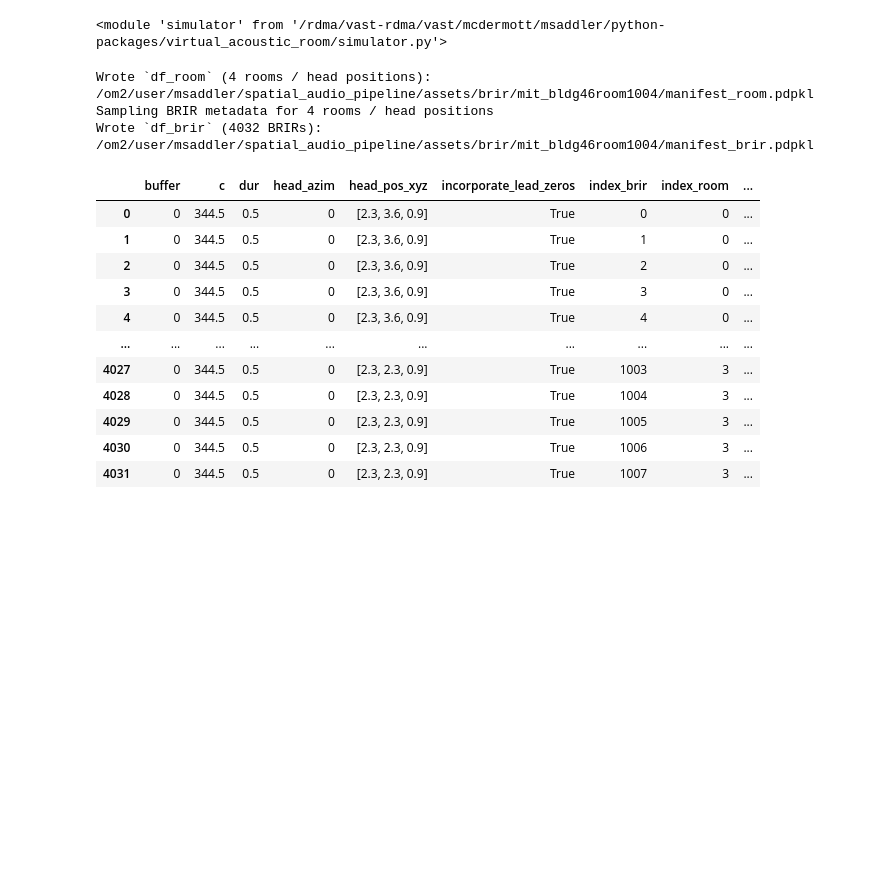
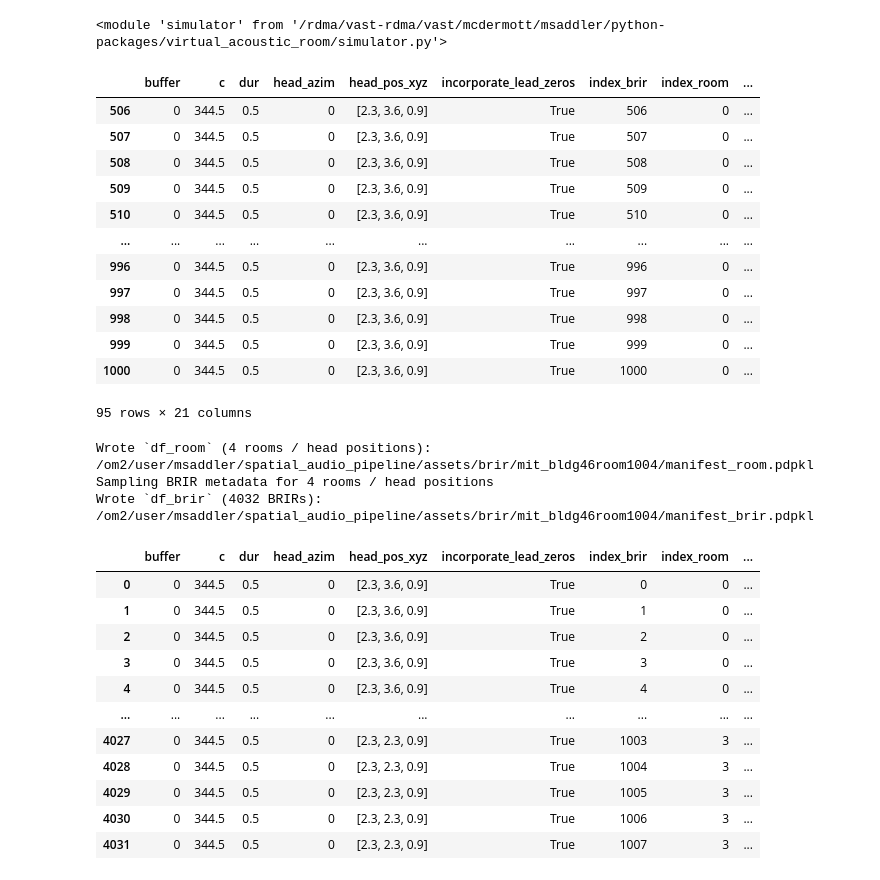
Before and after one commit to msaddler/virtual_acoustic_room, a Jupyter notebook: notebook_scratch.ipynb, the cells around one changed output. Saved outputs shown, nothing was run; the diff lists cells and outputs as text; code cells hidden in the pictures; blank space fills up the shorter version.

```diff
--- a/notebook_scratch.ipynb
+++ b/notebook_scratch.ipynb
@@ -32,4 +32,69 @@ import simulator
 importlib.reload(simulator)
 # %% [output]
 <module 'simulator' from '/rdma/vast-rdma/vast/mcdermott/msaddler/python-packages/virtual_acoustic_room/simulator.py'>
+# %%
+df_brir = pd.read_pickle('/om2/user/msaddler/spatial_audio_pipeline/assets/brir/mit_bldg46room1004/manifest_brir.pdpkl')
+df_brir = df_brir[
+    (df_brir.index_room == 0) & # Facing center of speaker array room
+    (df_brir.src_dist == 2) &
+    (df_brir.src_azim % 10 == 0) &
+    ~(np.logical_and(df_brir.src_azim > 90, df_brir.src_azim < 270)) &
+    (df_brir.src_elev >= 0)
+]
+brir, sr_brir = util_stimuli.load_brir(
+    index_room=df_brir.index_room.values[0],
+    index_brir=df_brir.index_brir.values.tolist(),
+    fn_pattern='/om2/user/msaddler/spatial_audio_pipeline/assets/brir/mit_bldg46room1004/room{:04.0f}.hdf5',
+    return_metadata=False,
+    verbose=False)
+df_brir['brir'] = [brir[_] for _ in range(brir.shape[0])]
+df_brir['azim'] = df_brir['src_azim']
+df_brir['elev'] = df_brir['src_elev']
+df_brir
+
+# print("Loading speaker array room BRIRs")
+# list_data_dict = []
+# for elev in [-20, -10, 0, 10, 20, 30, 40]:
+#     for azim in np.arange(0, 360, 5):
+#         data_dict = {
+#             'azim': azim,
+#             'elev': elev,
+#             'brir': [],
+#         }
+#         for ear in ['l', 'r']:
+#             basename = f'{elev}elev_{azim}az_2.47x2.60y2.00z_{ear}.wav'
+#             if elev >= 0:
+#                 fn = os.path.join('/om/user/francl/Room_Simulator_20181115_Rebuild/room_HRIRs/', basename)
+#             else:
+#                 fn = os.path.join('/om/user/francl/Room_Simulator_20181115_Rebuild/room_HRIRs/neg_elevs/', basename)
+#             assert os.path.exists(fn)
+#             brir, sr_src = sf.read(fn)
+#             brir = soxr.resample(brir.astype(np.float32), sr_src, sr)
+#             data_dict['brir'].append(brir)
+#         data_dict['sr'] = sr
+#         data_dict['brir'] = np.stack(data_dict['brir']).T
+#         list_data_dict.append(data_dict)
+# df_brir = pd.DataFrame(list_data_dict)
+# df_brir_room = df_brir[np.logical_and.reduce([
+#     df_brir['azim'] % 10 == 0,
+#     ~(np.logical_and(df_brir['azim'] > 90, df_brir['azim'] < 270)),
+#     df_brir['elev'] >= 0,
+# ])].reset_index()
+# print(f"Loaded speaker array room BRIRs ({len(df_brir_room)})")
+
+# df_brir_room
+# %% [output]
+|  | buffer | c | dur | head_azim | head_pos_xyz | incorporate_lead_zeros | index_brir | index_room | ... |
+| 506 | 0 | 344.5 | 0.5 | 0 | [2.3, 3.6, 0.9] | True | 506 | 0 | ... |
+| 507 | 0 | 344.5 | 0.5 | 0 | [2.3, 3.6, 0.9] | True | 507 | 0 | ... |
+| 508 | 0 | 344.5 | 0.5 | 0 | [2.3, 3.6, 0.9] | True | 508 | 0 | ... |
+| 509 | 0 | 344.5 | 0.5 | 0 | [2.3, 3.6, 0.9] | True | 509 | 0 | ... |
+| 510 | 0 | 344.5 | 0.5 | 0 | [2.3, 3.6, 0.9] | True | 510 | 0 | ... |
+| ... | ... | ... | ... | ... | ... | ... | ... | ... | ... |
+| 996 | 0 | 344.5 | 0.5 | 0 | [2.3, 3.6, 0.9] | True | 996 | 0 | ... |
+| 997 | 0 | 344.5 | 0.5 | 0 | [2.3, 3.6, 0.9] | True | 997 | 0 | ... |
+| 998 | 0 | 344.5 | 0.5 | 0 | [2.3, 3.6, 0.9] | True | 998 | 0 | ... |
+| 999 | 0 | 344.5 | 0.5 | 0 | [2.3, 3.6, 0.9] | True | 999 | 0 | ... |
+| 1000 | 0 | 344.5 | 0.5 | 0 | [2.3, 3.6, 0.9] | True | 1000 | 0 | ... |
+95 rows × 21 columns
 # %%
```
Also changed, not shown: parts of 3 cells of this notebook.
